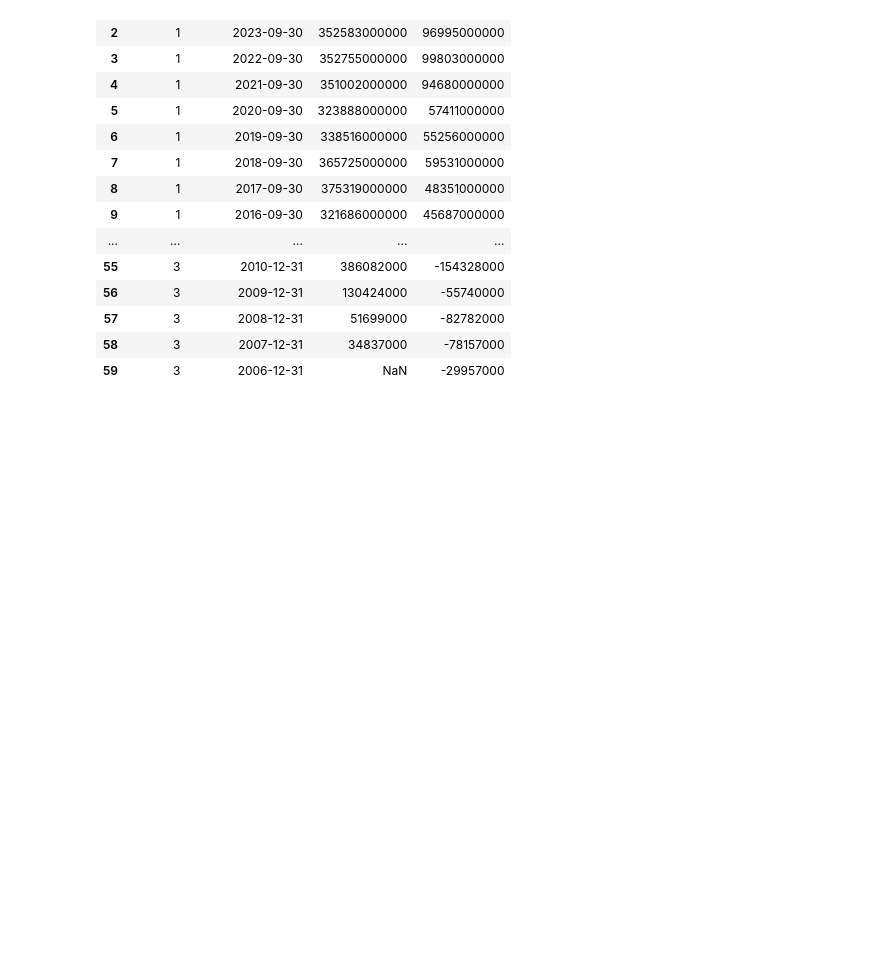
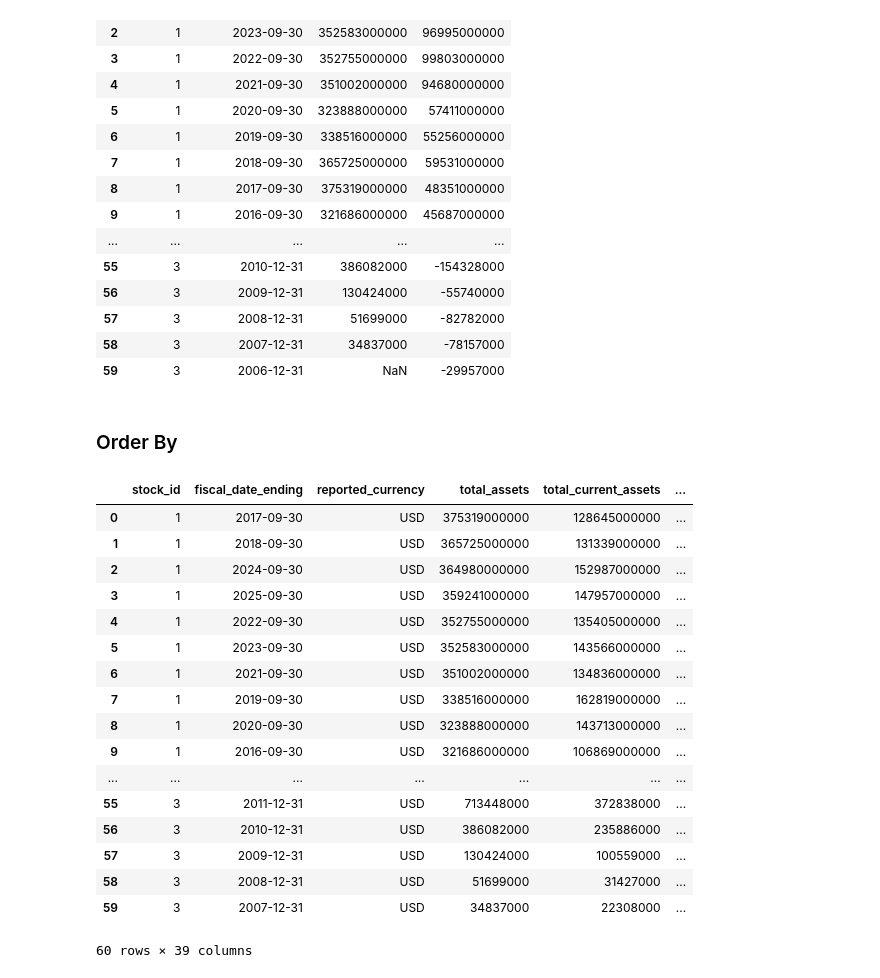
Before and after one commit to kumarbyes/project_stock_analysis, a Jupyter notebook: querying_using_sqlalchemy/query_postgres.ipynb, the cells around one changed output. Saved outputs shown, nothing was run; the diff lists cells and outputs as text; code cells hidden in the pictures; blank space fills up the shorter version.

Commit message:
feat: Added more features to sqlalchemy

```diff
--- a/querying_using_sqlalchemy/query_postgres.ipynb
+++ b/querying_using_sqlalchemy/query_postgres.ipynb
@@ -6,12 +6,14 @@ from sqlalchemy.orm import DeclarativeBase
 from sqlalchemy.orm import Mapped
 from sqlalchemy.orm import mapped_column
 
-from sqlalchemy import ForeignKeyConstraint
+from sqlalchemy import and_
+from sqlalchemy import func,desc,asc
+from sqlalchemy import cast, Numeric,Float
 
 from datetime import date
 
 import pandas as pd
-pd.options.display.float_format = '{:.0f}'.format
+pd.options.display.float_format = '{:.4f}'.format
 import urllib.parse
 # %%
 with open("db_password.txt") as file:
@@ -314,3 +301,27 @@ df # This will show the nice formatted table
 | 57 | 3 | 2008-12-31 | 51699000 | -82782000 |
 | 58 | 3 | 2007-12-31 | 34837000 | -78157000 |
 | 59 | 3 | 2006-12-31 | NaN | -29957000 |
+# %% [markdown]
+### Order By
+# %%
+stmt = select(BalanceSheet).order_by(BalanceSheet.stock_id,BalanceSheet.total_assets.desc())
+pd.read_sql(stmt,engine)
+# %% [output]
+|  | stock_id | fiscal_date_ending | reported_currency | total_assets | total_current_assets | ... |
+| 0 | 1 | 2017-09-30 | USD | 375319000000 | 128645000000 | ... |
+| 1 | 1 | 2018-09-30 | USD | 365725000000 | 131339000000 | ... |
+| 2 | 1 | 2024-09-30 | USD | 364980000000 | 152987000000 | ... |
+| 3 | 1 | 2025-09-30 | USD | 359241000000 | 147957000000 | ... |
+| 4 | 1 | 2022-09-30 | USD | 352755000000 | 135405000000 | ... |
+| 5 | 1 | 2023-09-30 | USD | 352583000000 | 143566000000 | ... |
+| 6 | 1 | 2021-09-30 | USD | 351002000000 | 134836000000 | ... |
+| 7 | 1 | 2019-09-30 | USD | 338516000000 | 162819000000 | ... |
+| 8 | 1 | 2020-09-30 | USD | 323888000000 | 143713000000 | ... |
+| 9 | 1 | 2016-09-30 | USD | 321686000000 | 106869000000 | ... |
+| ... | ... | ... | ... | ... | ... | ... |
+| 55 | 3 | 2011-12-31 | USD | 713448000 | 372838000 | ... |
+| 56 | 3 | 2010-12-31 | USD | 386082000 | 235886000 | ... |
+| 57 | 3 | 2009-12-31 | USD | 130424000 | 100559000 | ... |
+| 58 | 3 | 2008-12-31 | USD | 51699000 | 31427000 | ... |
+| 59 | 3 | 2007-12-31 | USD | 34837000 | 22308000 | ... |
+60 rows × 39 columns
```
Also changed, not shown: parts of 15 cells of this notebook.
